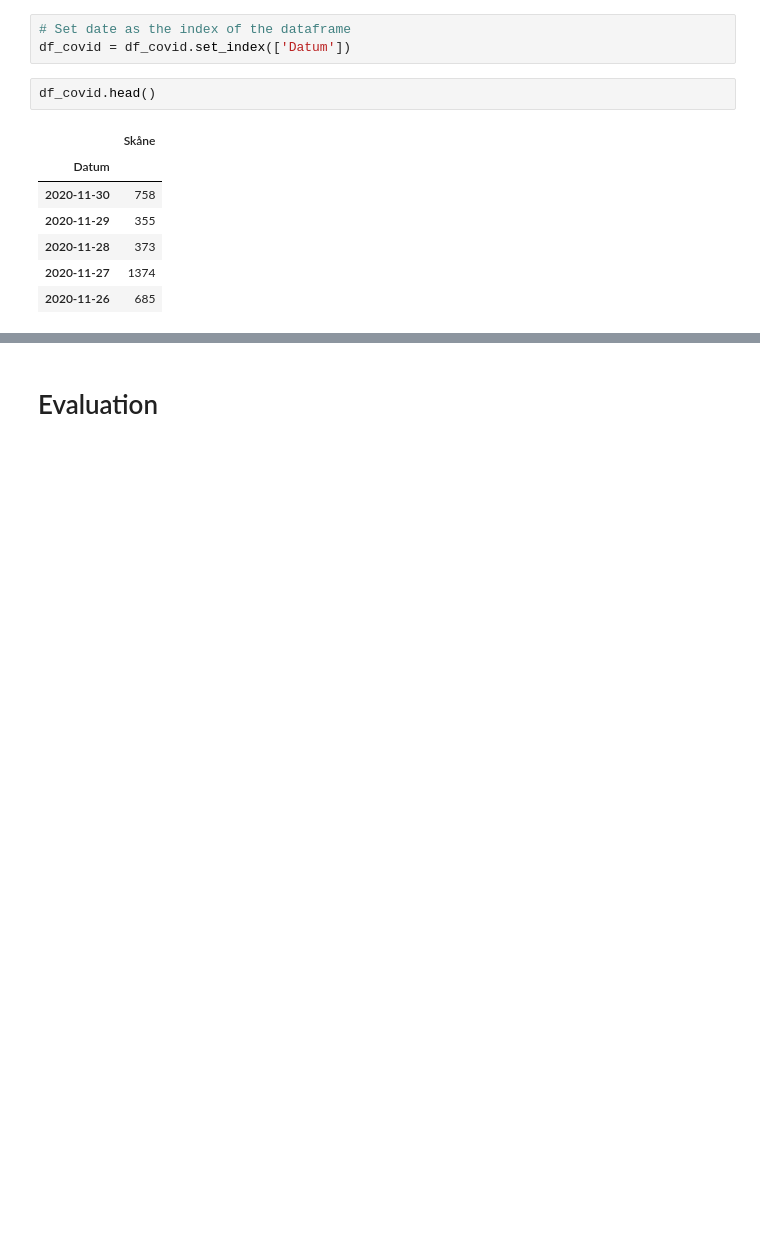
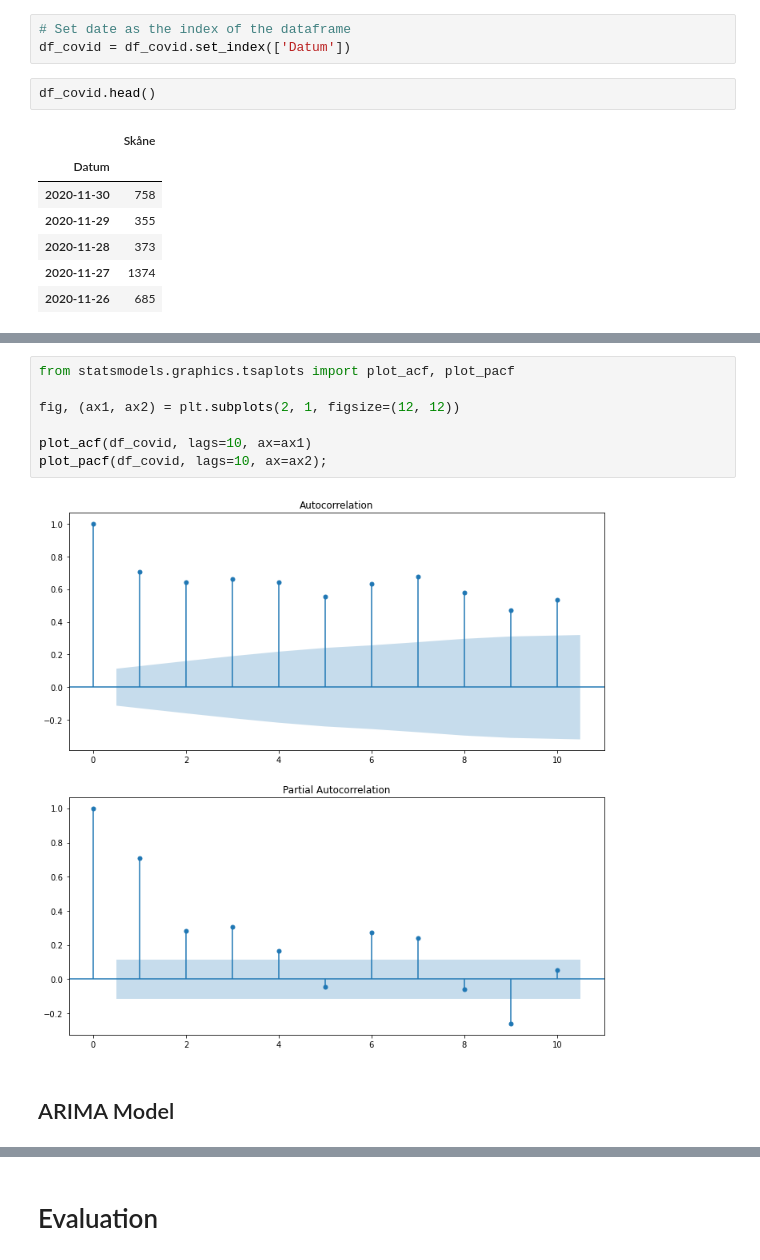
Before and after one commit to helenabarmer/machine_learning_intro, a Jupyter notebook: Regression/timeseries_forecasting.ipynb, the cells around one changed output, grey strips where cells are left out. Saved outputs shown, nothing was run; the diff lists cells and outputs as text; blank space fills up the shorter version.

Commit message:
add arima model

```diff
--- a/Regression/timeseries_forecasting.ipynb
+++ b/Regression/timeseries_forecasting.ipynb
@@ -67,0 +154,11 @@ df_covid.head()
+# %%
+from statsmodels.graphics.tsaplots import plot_acf, plot_pacf
+
+fig, (ax1, ax2) = plt.subplots(2, 1, figsize=(12, 12))
+
+plot_acf(df_covid, lags=10, ax=ax1)
+plot_pacf(df_covid, lags=10, ax=ax2);
+# %% [output]
+[figure, added]
+# %% [markdown]
+## ARIMA Model
```
Also changed, not shown: parts of 17 cells of this notebook.
